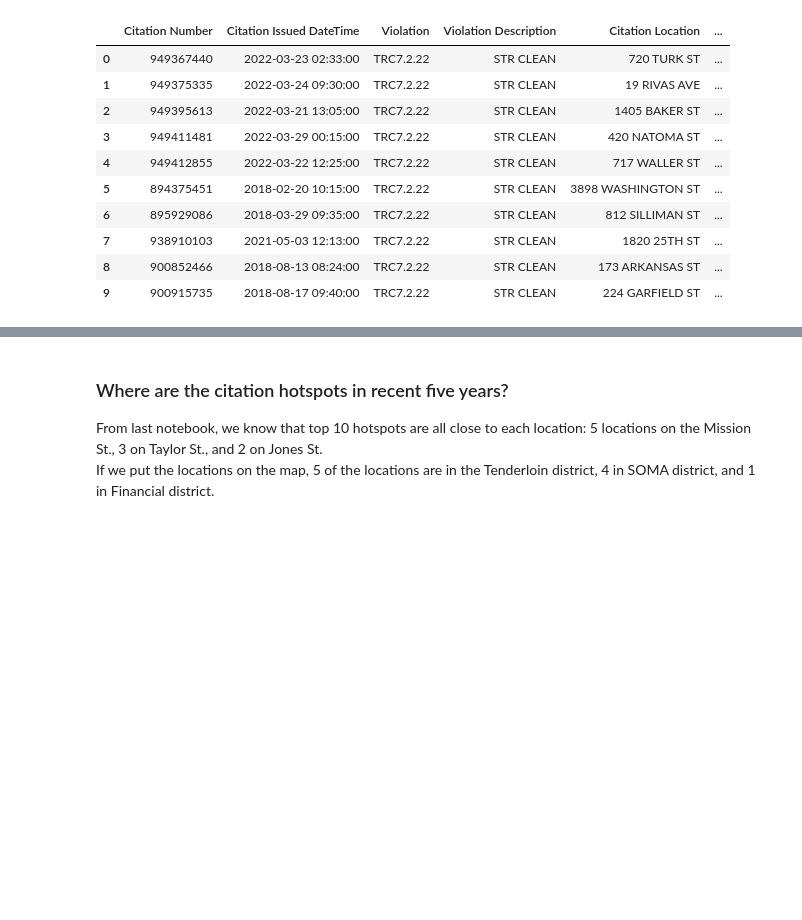
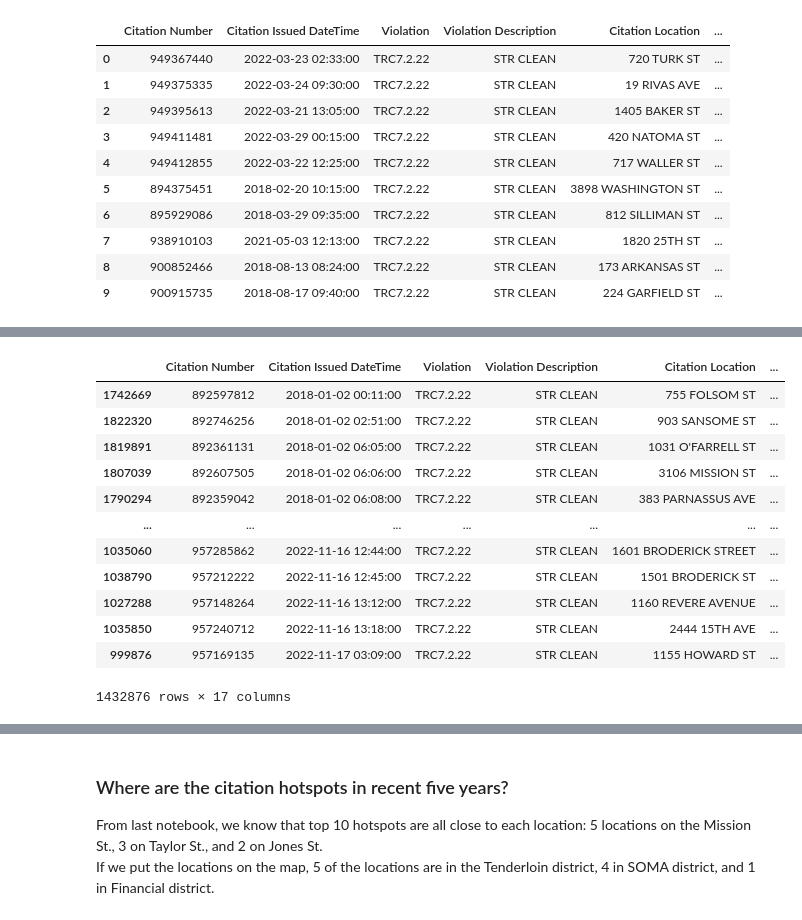
Before and after one commit to jiyuntsai/sf-parking-citation, a Jupyter notebook: 03_st-cleaning-map.ipynb, the cells around one changed output, grey strips where cells are left out. Saved outputs shown, nothing was run; the diff lists cells and outputs as text; code cells hidden in the pictures; blank space fills up the shorter version.

```diff
--- a/03_st-cleaning-map.ipynb
+++ b/03_st-cleaning-map.ipynb
@@ -75 +62,20 @@ Neighborhood data in dataset You are correct that the neighborhood is added when
+# %%
+# See rows that is null in the 'geom' column
+st_cleaning_map[
+    st_cleaning_map['geom'].isna()
+].sort_values(['Citation Issued DateTime'])
+# %% [output]
+|  | Citation Number | Citation Issued DateTime | Violation | Violation Description | Citation Location | ... |
+| 1742669 | 892597812 | 2018-01-02 00:11:00 | TRC7.2.22 | STR CLEAN | 755 FOLSOM ST | ... |
+| 1822320 | 892746256 | 2018-01-02 02:51:00 | TRC7.2.22 | STR CLEAN | 903 SANSOME ST | ... |
+| 1819891 | 892361131 | 2018-01-02 06:05:00 | TRC7.2.22 | STR CLEAN | 1031 O'FARRELL ST | ... |
+| 1807039 | 892607505 | 2018-01-02 06:06:00 | TRC7.2.22 | STR CLEAN | 3106 MISSION ST | ... |
+| 1790294 | 892359042 | 2018-01-02 06:08:00 | TRC7.2.22 | STR CLEAN | 383 PARNASSUS AVE | ... |
+| ... | ... | ... | ... | ... | ... | ... |
+| 1035060 | 957285862 | 2022-11-16 12:44:00 | TRC7.2.22 | STR CLEAN | 1601 BRODERICK STREET | ... |
+| 1038790 | 957212222 | 2022-11-16 12:45:00 | TRC7.2.22 | STR CLEAN | 1501 BRODERICK ST | ... |
+| 1027288 | 957148264 | 2022-11-16 13:12:00 | TRC7.2.22 | STR CLEAN | 1160 REVERE AVENUE | ... |
+| 1035850 | 957240712 | 2022-11-16 13:18:00 | TRC7.2.22 | STR CLEAN | 2444 15TH AVE | ... |
+| 999876 | 957169135 | 2022-11-17 03:09:00 | TRC7.2.22 | STR CLEAN | 1155 HOWARD ST | ... |
+1432876 rows × 17 columns
 # %%
```
Also changed, not shown: parts of 32 cells of this notebook.
